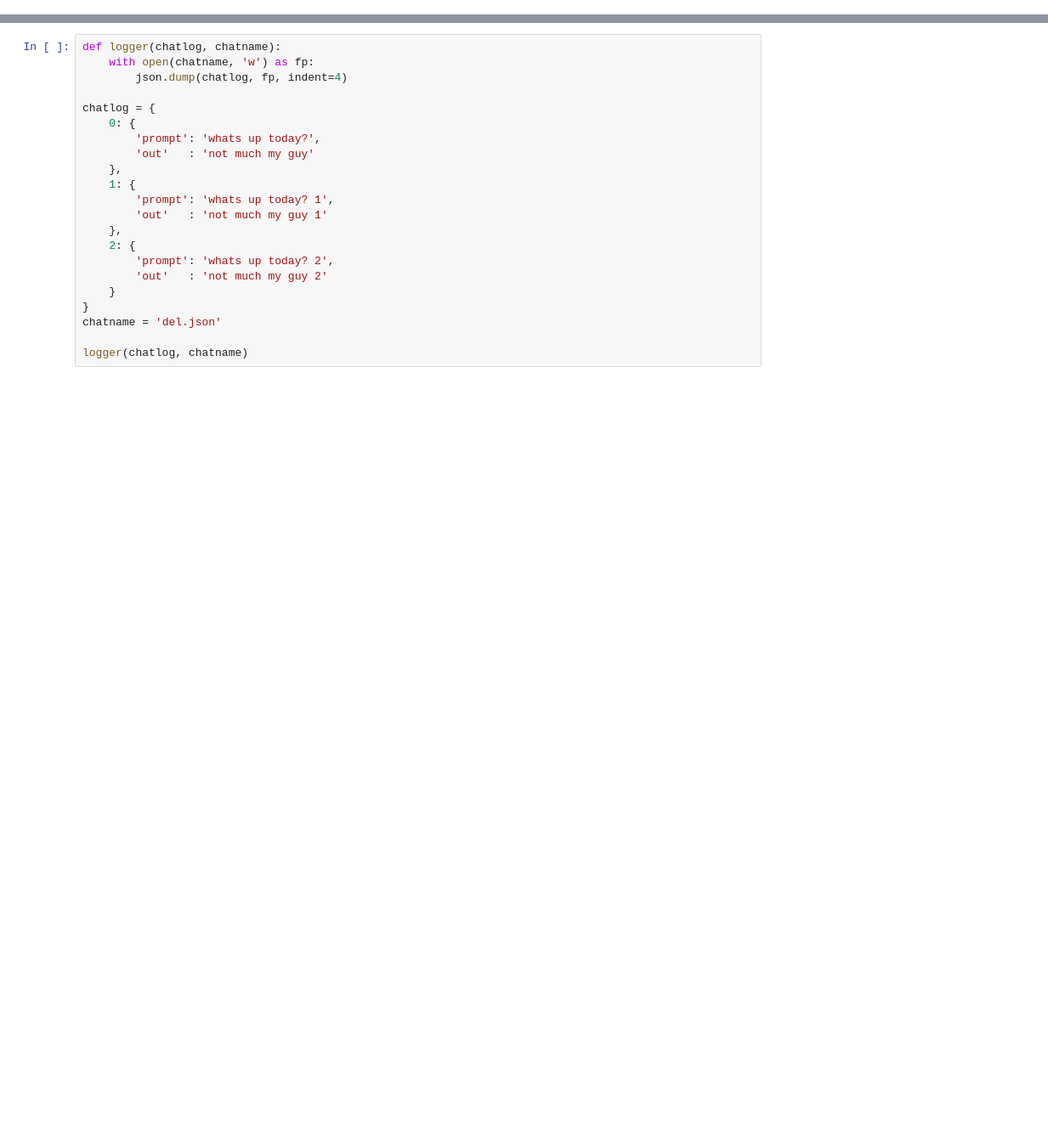
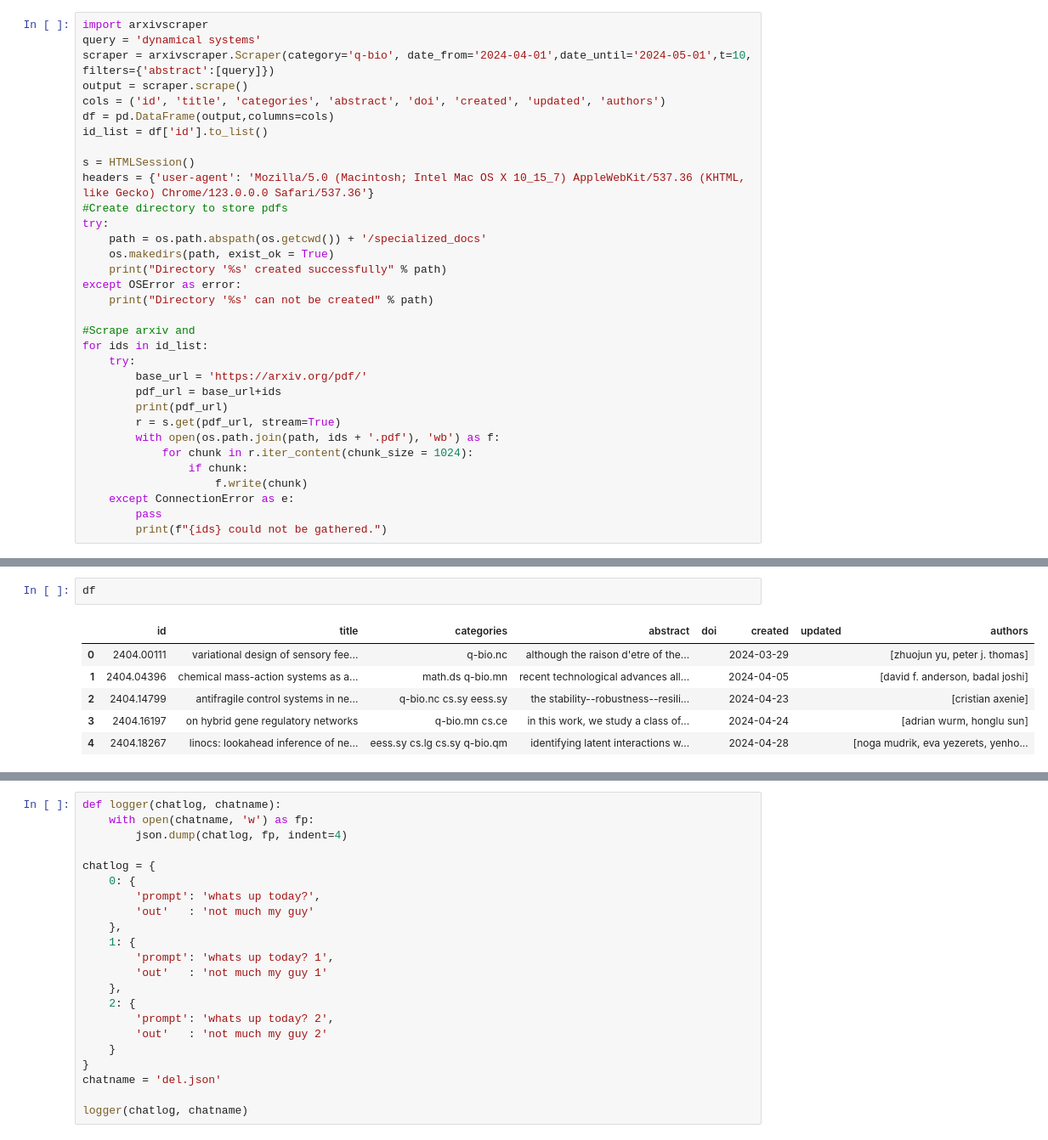
Before and after one commit to Jpickard1/BRAD, a Jupyter notebook: Untitled.ipynb, the cells around one changed output, grey strips where cells are left out. Shown at 85% size. Saved outputs shown, nothing was run; the diff lists cells and outputs as text; blank space fills up the shorter version.

```diff
--- a/Untitled.ipynb
+++ b/Untitled.ipynb
@@ -72,0 +215,33 @@ I4:
+# %%
+import arxivscraper
+query = 'dynamical systems'
+scraper = arxivscraper.Scraper(category='q-bio', date_from='2024-04-01',date_until='2024-05-01',t=10, filters={'abstract':[query]})
+output = scraper.scrape()
+cols = ('id', 'title', 'categories', 'abstract', 'doi', 'created', 'updated', 'authors')
+df = pd.DataFrame(output,columns=cols)
+id_list = df['id'].to_list()
+
+s = HTMLSession()
+headers = {'user-agent': 'Mozilla/5.0 (Macintosh; Intel Mac OS X 10_15_7) AppleWebKit/537.36 (KHTML, like Gecko) Chrome/123.0.0.0 Safari/537.36'}
+#Create directory to store pdfs
+try:
+    path = os.path.abspath(os.getcwd()) + '/specialized_docs'
+    os.makedirs(path, exist_ok = True)
+    print("Directory '%s' created successfully" % path)
+except OSError as error:
+    print("Directory '%s' can not be created" % path)
+
+#Scrape arxiv and
+for ids in id_list:
+    try:
+        base_url = 'https://arxiv.org/pdf/'
+        pdf_url = base_url+ids
+        print(pdf_url)
+        r = s.get(pdf_url, stream=True)
+        with open(os.path.join(path, ids + '.pdf'), 'wb') as f:
+            for chunk in r.iter_content(chunk_size = 1024):
+                if chunk:
+                    f.write(chunk)
+    except ConnectionError as e:
+        pass
+        print(f"{ids} could not be gathered.")
@@ -72,0 +263,9 @@ I4:
+# %%
+df
+# %% [output]
+|  | id | title | categories | abstract | doi | created | updated | authors |
+| 0 | 2404.00111 | variational design of sensory fee... | q-bio.nc | although the raison d'etre of the... |  | 2024-03-29 |  | [zhuojun yu, peter j. thomas] |
+| 1 | 2404.04396 | chemical mass-action systems as a... | math.ds q-bio.mn | recent technological advances all... |  | 2024-04-05 |  | [david f. anderson, badal joshi] |
+| 2 | 2404.14799 | antifragile control systems in ne... | q-bio.nc cs.sy eess.sy | the stability--robustness--resili... |  | 2024-04-23 |  | [cristian axenie] |
+| 3 | 2404.16197 | on hybrid gene regulatory networks | q-bio.mn cs.ce | in this work, we study a class of... |  | 2024-04-24 |  | [adrian wurm, honglu sun] |
+| 4 | 2404.18267 | linocs: lookahead inference of ne... | eess.sy cs.lg cs.sy q-bio.qm | identifying latent interactions w... |  | 2024-04-28 |  | [noga mudrik, eva yezerets, yenho... |
```
Also changed, not shown: parts of 11 cells of this notebook, 4 other files.
